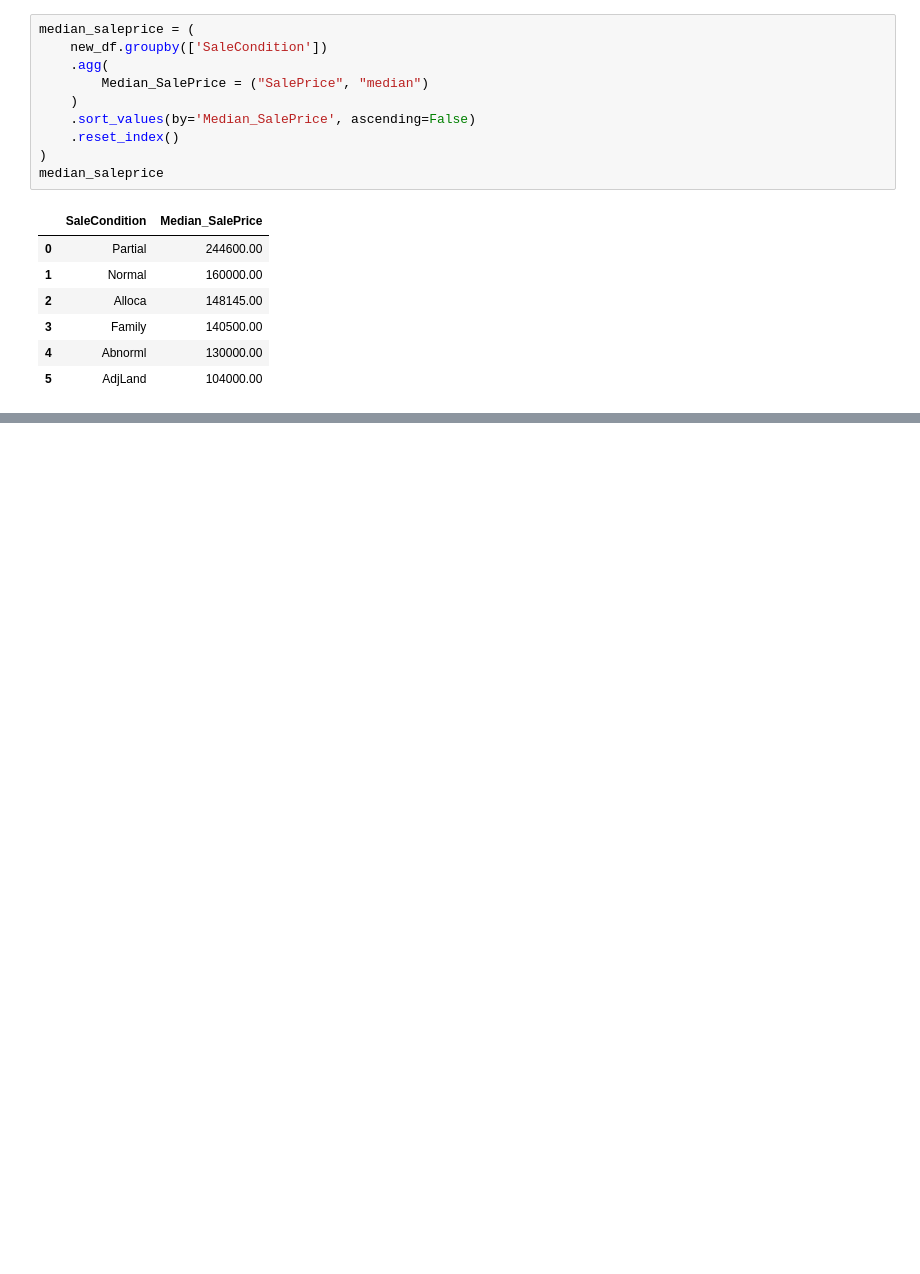
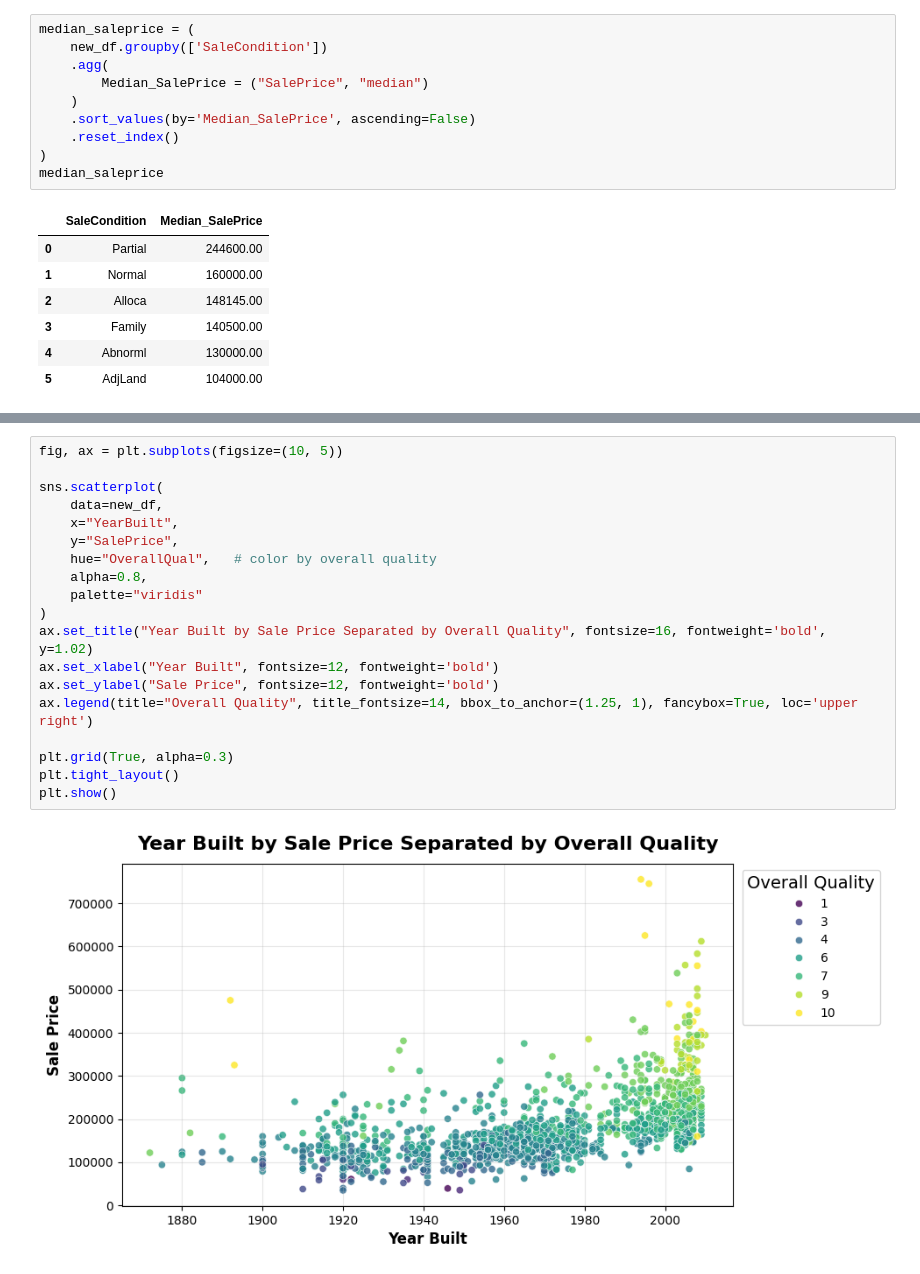
Before and after one commit to annugit1655/Real-Estate-Price-Prediction, a Jupyter notebook: Real-Estate-Price-Prediction/notebooks/EDA-house-part-1.ipynb, the cells around one changed output, grey strips where cells are left out. Drawn from its saved outputs; the diff is of its cells as text; blank space fills up the shorter version.

```diff
--- a/Real-Estate-Price-Prediction/notebooks/EDA-house-part-1.ipynb
+++ b/Real-Estate-Price-Prediction/notebooks/EDA-house-part-1.ipynb
@@ -610,0 +684,21 @@ median_saleprice
+# %%
+fig, ax = plt.subplots(figsize=(10, 5))
+
+sns.scatterplot(
+    data=new_df,
+    x="YearBuilt",
+    y="SalePrice",
+    hue="OverallQual",   # color by overall quality
+    alpha=0.8,
+    palette="viridis"
+)
+ax.set_title("Year Built by Sale Price Separated by Overall Quality", fontsize=16, fontweight='bold', y=1.02)
+ax.set_xlabel("Year Built", fontsize=12, fontweight='bold')
+ax.set_ylabel("Sale Price", fontsize=12, fontweight='bold')
+ax.legend(title="Overall Quality", title_fontsize=14, bbox_to_anchor=(1.25, 1), fancybox=True, loc='upper right')
+
+plt.grid(True, alpha=0.3)
+plt.tight_layout()
+plt.show()
+# %% [output]
+[figure, added]
```
Also changed, not shown: parts of 10 cells of this notebook.
